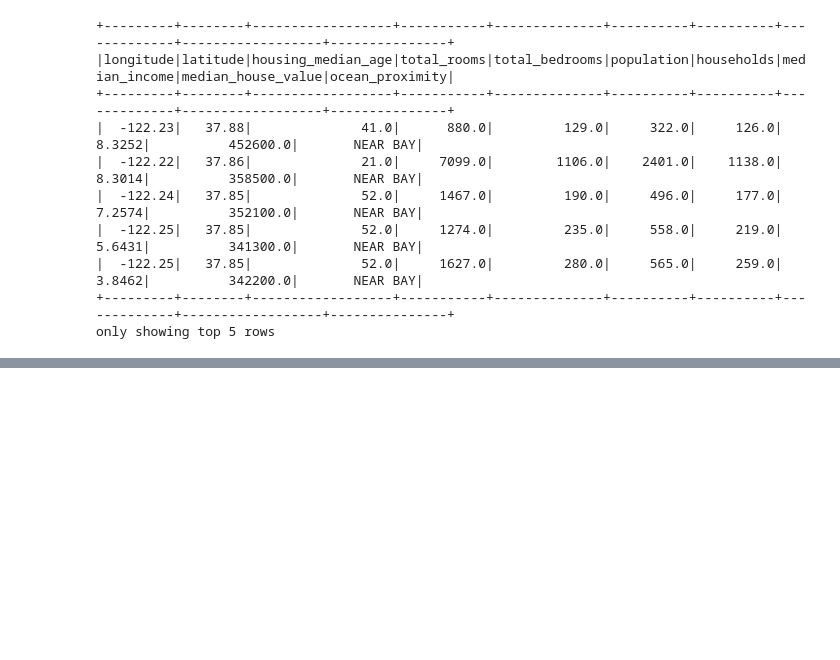
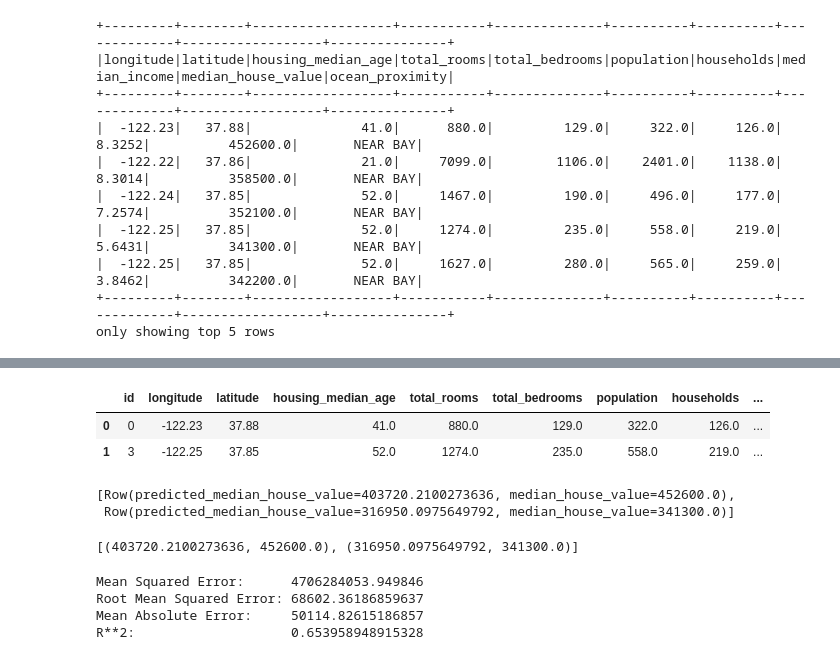
Before and after one commit to cantaruttim/Learning_PySpark, a Jupyter notebook: MLLib.ipynb, the cells around one changed output, grey strips where cells are left out. Cells and saved outputs as stored; diff of their text form; code cells hidden in the pictures; blank space fills up the shorter version.

```diff
--- a/MLLib.ipynb
+++ b/MLLib.ipynb
@@ -55,0 +259,7 @@ only showing top 5 rows
+# %%
+assembler = VectorAssembler(inputCols=['scaled_numerical_feature_vector',
+                                       'ocean_category_one_hot'],
+                            outputCol='final_feature_vector')
+
+train = assembler.transform(train)
+test = assembler.transform(test)
@@ -55,0 +281,7 @@ only showing top 5 rows
+# %%
+from pyspark.ml.regression import LinearRegression
+
+lr = LinearRegression(featuresCol='final_feature_vector',
+                      labelCol='median_house_value')
+
+lr
@@ -55,0 +290,4 @@ only showing top 5 rows
+# %%
+lr = lr.fit(train)
+
+lr
@@ -55,0 +312,4 @@ only showing top 5 rows
+# %%
+pred_test_df = lr.transform(test).withColumnRenamed('prediction', 'predicted_median_house_value')
+
+pred_test_df.show(5)
@@ -55,0 +327,46 @@ only showing top 5 rows
+# %%
+pred_test_pd_df = pred_test_df.toPandas()
+
+pred_test_pd_df.head(2)
+# %% [output]
+|  | id | longitude | latitude | housing_median_age | total_rooms | total_bedrooms | population | households | ... |
+| 0 | 0 | -122.23 | 37.88 | 41.0 | 880.0 | 129.0 | 322.0 | 126.0 | ... |
+| 1 | 3 | -122.25 | 37.85 | 52.0 | 1274.0 | 235.0 | 558.0 | 219.0 | ... |
+# %%
+predictions_and_actuals = pred_test_df[['predicted_median_house_value',
+                                        'median_house_value']]
+
+predictions_and_actuals_rdd = predictions_and_actuals.rdd
+
+predictions_and_actuals_rdd.take(2)
+# %% [output]
+[Row(predicted_median_house_value=403720.2100273636, median_house_value=452600.0),
+ Row(predicted_median_house_value=316950.0975649792, median_house_value=341300.0)]
+# %%
+predictions_and_actuals_rdd = predictions_and_actuals_rdd.map(tuple)
+
+predictions_and_actuals_rdd.take(2)
+# %% [output]
+[(403720.2100273636, 452600.0), (316950.0975649792, 341300.0)]
+# %%
+from pyspark.mllib.evaluation import RegressionMetrics
+
+metrics = RegressionMetrics(predictions_and_actuals_rdd)
+
+s = '''
+Mean Squared Error:      {0}
+Root Mean Squared Error: {1}
+Mean Absolute Error:     {2}
+R**2:                    {3}
+'''.format(metrics.meanSquaredError,
+           metrics.rootMeanSquaredError,
+           metrics.meanAbsoluteError,
+           metrics.r2
+           )
+
+print(s)
+# %% [output]
+Mean Squared Error:      4706284053.949846
+Root Mean Squared Error: 68602.36186859637
+Mean Absolute Error:     50114.82615186857
+R**2:                    0.653958948915328
```
Also changed, not shown: parts of 21 cells of this notebook.
